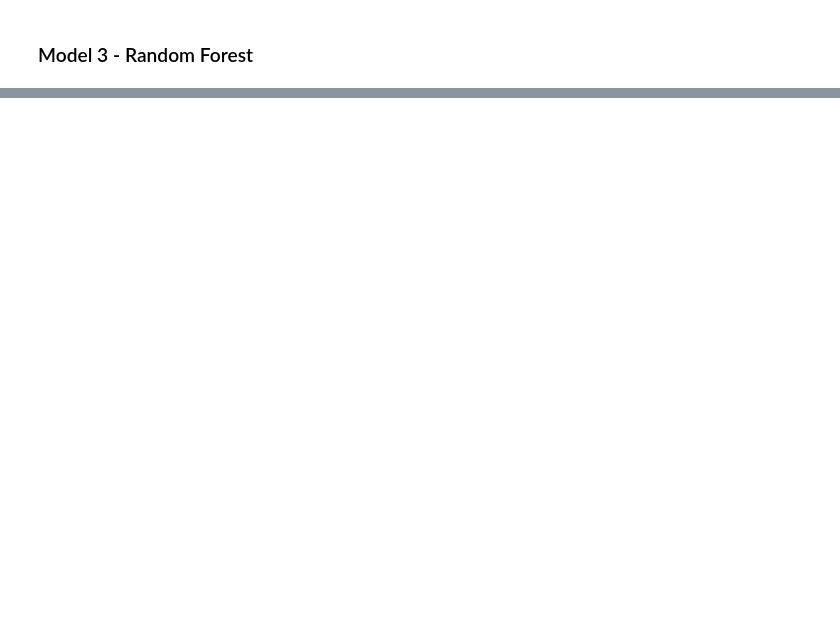
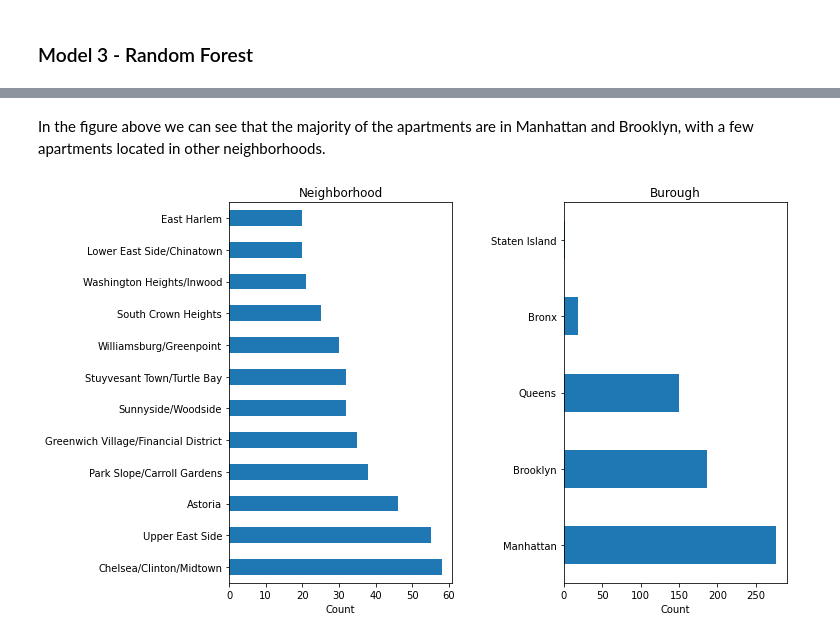
Before and after one commit to Nicolas-Jorq/Capstone-NYC-Rental-Price, a Jupyter notebook: 4 - Preprocessing and Training/Capstone 2 - Modeling.ipynb, the cells around one changed output, grey strips where cells are left out. Saved outputs shown, nothing was run; the diff lists cells and outputs as text; code cells hidden in the pictures; blank space fills up the shorter version.

```diff
--- a/4 - Preprocessing and Training/Capstone 2 - Modeling.ipynb
+++ b/4 - Preprocessing and Training/Capstone 2 - Modeling.ipynb
@@ -180,0 +362,4 @@ rf_grid_cv = GridSearchCV(random_forest, param_grid=grid_params, cv=5, n_jobs=-1
+# %%
+price_estimator['Accurate_Prediction'] = abs(price_estimator.Rent-price_estimator.Rent_Prediction) < MAE3
+price_estimator['Rent_dif'] = price_estimator.Rent-price_estimator.Rent_Prediction
+price_estimator.head()
@@ -180,0 +382,3 @@ rf_grid_cv = GridSearchCV(random_forest, param_grid=grid_params, cv=5, n_jobs=-1
+# %%
+Apts = price_estimator[price_estimator['Rent_dif'] < MAE3]
+Apts.shape
@@ -180,0 +389,6 @@ rf_grid_cv = GridSearchCV(random_forest, param_grid=grid_params, cv=5, n_jobs=-1
+# %%
+Ideal_Rent = 2600
+Rent_flux = 350
+
+Apts = Apts[Apts.Rent.between(Ideal_Rent-Rent_flux, Ideal_Rent+Rent_flux)]
+Apts.shape
@@ -180,0 +399,7 @@ rf_grid_cv = GridSearchCV(random_forest, param_grid=grid_params, cv=5, n_jobs=-1
+# %%
+beds = [0,1,2]
+baths = [1]
+
+Apts = Apts[Apts.Bedroom_Num.isin(beds)]
+Apts = Apts[Apts.Bathroom_Num.isin(baths)]
+Apts.shape
@@ -180,0 +432,15 @@ rf_grid_cv = GridSearchCV(random_forest, param_grid=grid_params, cv=5, n_jobs=-1
+# %% [markdown]
+In the figure above we can see that the majority of the apartments are in Manhattan and Brooklyn, with a few apartments located in other neighborhoods.
+# %%
+fig, ax = plt.subplots(nrows=1, ncols=2, figsize=(10,7))
+Apts.Neighborhood.value_counts()[0:12].plot(kind='barh', ax=ax[0])
+ax[0].set_title('Neighborhood')
+ax[0].set_xlabel('Count')
+
+Apts.boro_names.value_counts().plot(kind='barh', ax=ax[1])
+ax[1].set_title('Burough')
+ax[1].set_xlabel('Count')
+
+plt.subplots_adjust(wspace=0.5);
+# %% [output]
+[figure, added]
```
Also changed, not shown: parts of 77 cells of this notebook, 5 other files.
